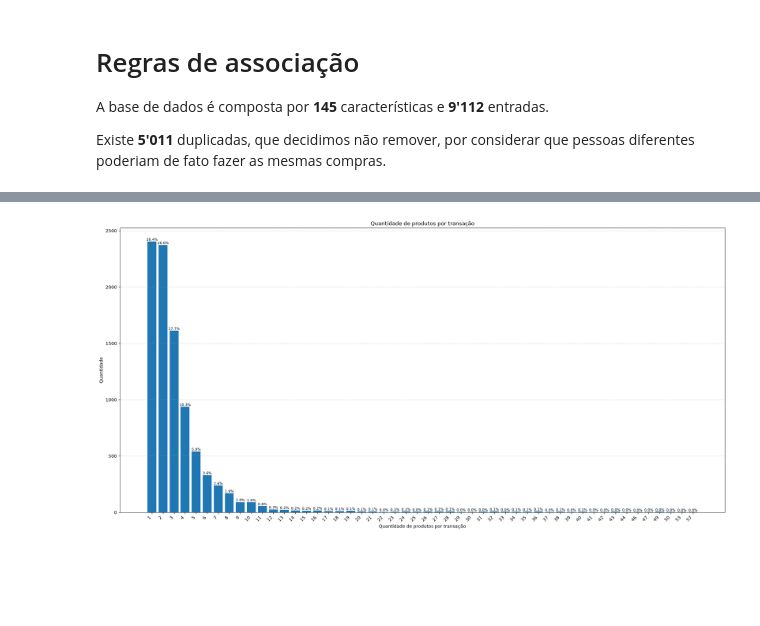
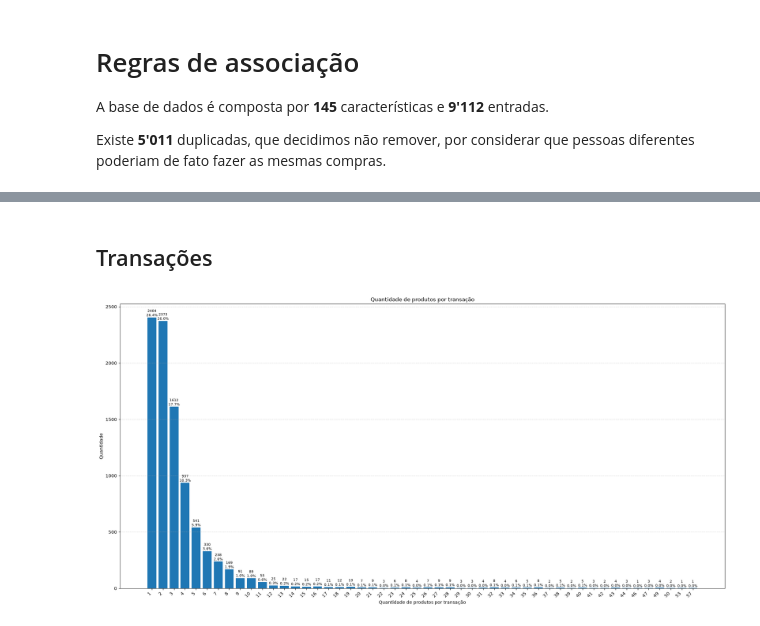
Before and after one commit to gabdumal/data_mining, a Jupyter notebook: assignment_4/main.ipynb, the cells around one changed output, grey strips where cells are left out. Saved outputs shown, nothing was run; the diff lists cells and outputs as text; code cells hidden in the pictures; blank space fills up the shorter version.

```diff
--- a/assignment_4/main.ipynb
+++ b/assignment_4/main.ipynb
@@ -40,14 +51,17 @@ Length: 145, dtype: int64
+# %% [markdown]
+## Transações
 # %%
 products_per_transaction = df.sum(axis=1).sort_values(ascending=False)
 transaction_counts = products_per_transaction.value_counts()
 
 plot_bar_graph(
     transaction_counts,
     label="Quantidade de produtos por transação",
     title="Quantidade de produtos por transação",
     show_percentage=True,
+    show_value=True,
     y_tick_step=500,
     sort_by="natural",
 )
 # %% [output]
-[figure, old version]
+[figure, new version]
```
Also changed, not shown: parts of 5 cells of this notebook, 1 other file.
